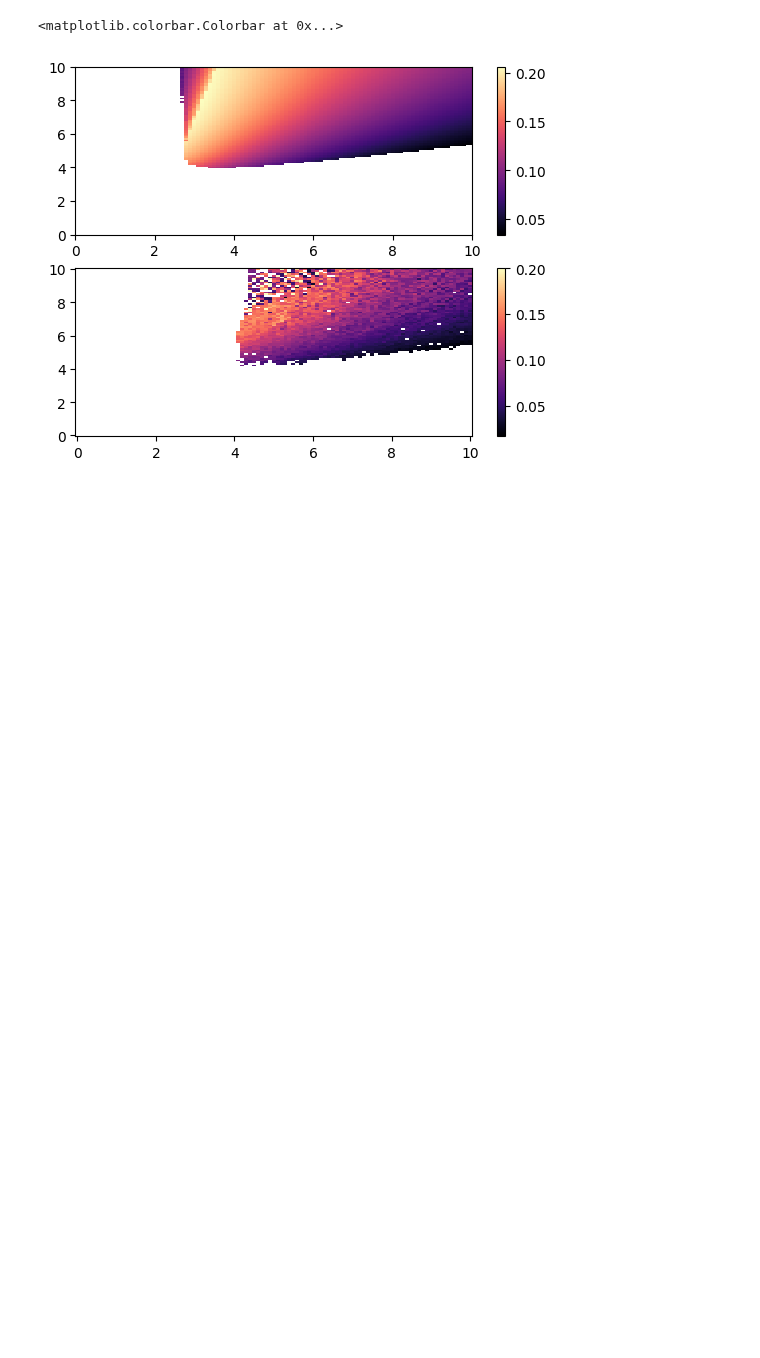
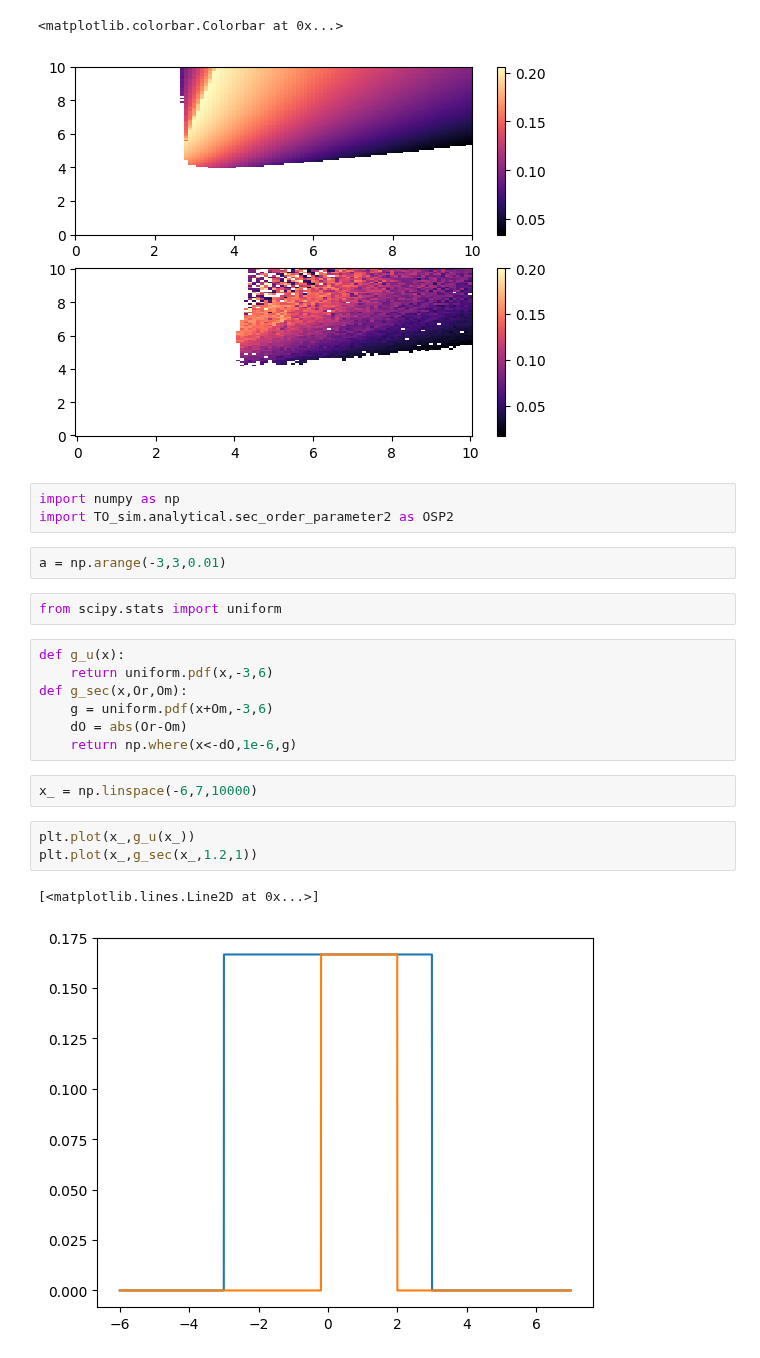
Before and after one commit to Gug-Young/Kuramoto-model, a Jupyter notebook: 231127 r mean.ipynb, the cells around one changed output. Drawn from its saved outputs; the diff is of its cells as text; blank space fills up the shorter version.

```diff
--- a/231127 r mean.ipynb
+++ b/231127 r mean.ipynb
@@ -348,3 +348,25 @@ plt.colorbar()
 # %% [output]
 <matplotlib.colorbar.Colorbar at 0x...>
 [figure]
+# %%
+import numpy as np
+import TO_sim.analytical.sec_order_parameter2 as OSP2
+# %%
+a = np.arange(-3,3,0.01)
+# %%
+from scipy.stats import uniform
+# %%
+def g_u(x):
+    return uniform.pdf(x,-3,6)
+def g_sec(x,Or,Om):
+    g = uniform.pdf(x+Om,-3,6)
+    dO = abs(Or-Om)
+    return np.where(x<-dO,1e-6,g)
+# %%
+x_ = np.linspace(-6,7,10000)
+# %%
+plt.plot(x_,g_u(x_))
+plt.plot(x_,g_sec(x_,1.2,1))
+# %% [output]
+[<matplotlib.lines.Line2D at 0x...>]
+[figure, added]
```
Also changed, not shown: parts of 7 cells of this notebook, 4 other files.
